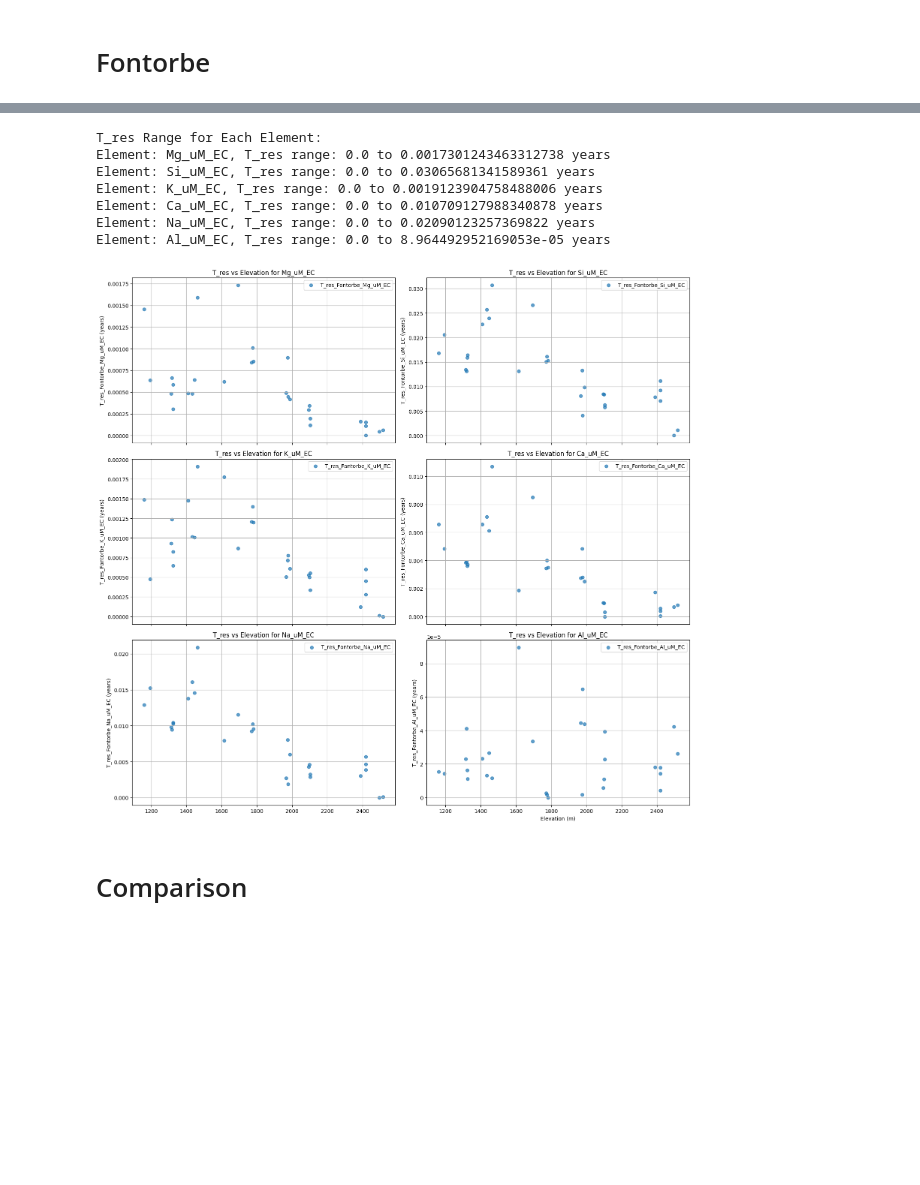
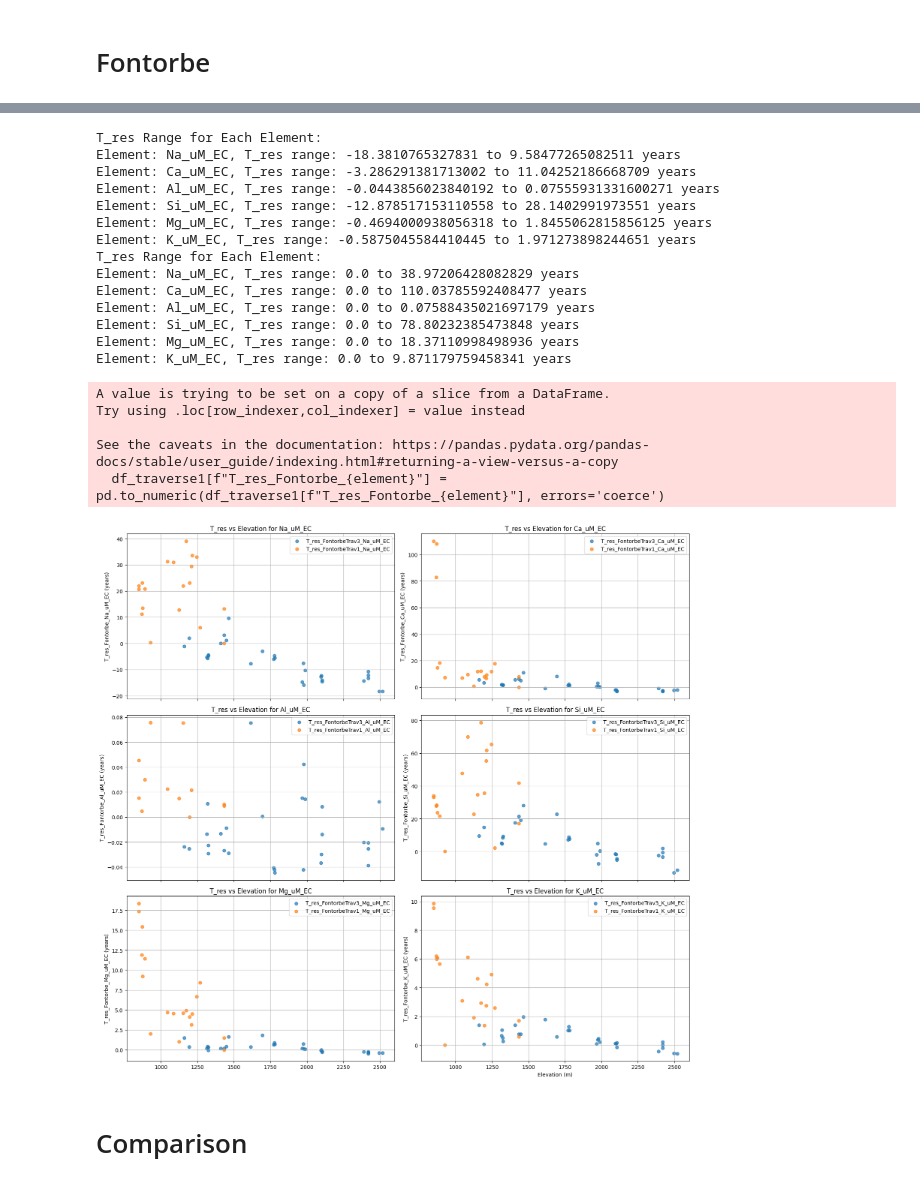
Before and after one commit to iskiros/Nepal, a Jupyter notebook: Code/Model4.ipynb, the cells around one changed output, grey strips where cells are left out. Saved outputs shown, nothing was run; the diff lists cells and outputs as text; code cells hidden in the pictures; blank space fills up the shorter version.

Commit message:
second draft commit

```diff
--- a/Code/Model4.ipynb
+++ b/Code/Model4.ipynb
@@ -80,6 +108,7 @@ C_eq = {element: df_full[element].max() for element in elements_micro}
 
 for element in elements_micro:
     df_traverse3[f'C_eq_{element}'] = C_eq[element]
+    df_traverse1[f'C_eq_{element}'] = C_eq[element]
 
 # print the first 5 rows of C_eq_element
 print(df_traverse3[[f'C_eq_{element}' for element in elements_micro]].head())
@@ -278,14 +383,16 @@ plt.show()
 # %%
 S = 0.1  # Specific surface area (m^2/g)
 
-X_r = 0.36  # Mineral concentration in rock (unitless, g/g)
+X_r = 0.2  # Mineral concentration in rock (unitless, g/g)
 
-rho_plag = 2.23 * 1000  # 2230 kg/m^3
+rho_plag = 2.7 * 1000 * 1000 #g/m^3
 
 k = 10**(-15) # Reaction rate (mol/m^2/s)
 
 phi = 0.1
 
-R_n_Fontorbe = k * S * rho_plag * 10**3 * X_r * (1-phi) # Rate constant (mol/m^2/s)
+R_n_Fontorbe = k * S * rho_plag * X_r  # Rate constant (mol/m^2/s)
 
 f = 0.5
+
+print(f"Rate constant R_n_Fontorbe: {R_n_Fontorbe:.2e} mol/m^2/s")
@@ -292,5 +401,5 @@ f = 0.5
 # %%
-def calculate_T_res_Model4_Fontorbe(C, C_0, R_n):
+def calculate_T_res_Model4_Fontorbe(C, C_0, R_n_Fontorbe):
 
 
     T_res = (C - C_0) * phi / ((1-f) * R_n_Fontorbe )
@@ -301,7 +410,7 @@ def calculate_T_res_Model4_Fontorbe(C, C_0, R_n):
     if not np.isscalar(T_res) or np.isnan(T_res):
         return np.nan  # Ensure we return a single number
 
-    T_res_yr = T_res * 10**(-6) / 31557600 # Convert seconds to years
+    T_res_yr = T_res * 10**(-3) / 31557600 # Convert seconds to years
 
 
     return float(T_res_yr)  # Ensure it's a float
@@ -315,3 +424,10 @@ for element in elements_micro:
             R_n_Fontorbe
         ), axis=1
     )
+
+    df_traverse1[f'T_res_Fontorbe_{element}'] = df_traverse1.apply(
+        lambda row: calculate_T_res_Model4_Fontorbe(
+            row[element], row[f'C_0_{element}'],
+            R_n_Fontorbe
+        ), axis=1
+    )
@@ -329,47 +463,79 @@ for element in elements_micro:
         print(f"Element: {element}, T_res range: {T_res_min} to {T_res_max} years")
     else:
         print(f"Element: {element}, No valid T_res values available")
+
+
+print("T_res Range for Each Element:")
+for element in elements_micro:
+    col_name = f'T_res_Fontorbe_{element}'
+
+    # Drop NaNs and ensure the column is numeric
+    T_res_Fontorbe_series_trav1 = pd.to_numeric(df_traverse1[col_name], errors='coerce').dropna()
+
+    if not T_res_Fontorbe_series.empty:
+        T_res_min = T_res_Fontorbe_series_trav1.min()
+        T_res_max = T_res_Fontorbe_series_trav1.max()
+        print(f"Element: {element}, T_res range: {T_res_min} to {T_res_max} years")
+    else:
+        print(f"Element: {element}, No valid T_res values available")
 # %% [output]
 T_res Range for Each Element:
-Element: Mg_uM_EC, T_res range: 0.0 to 0.0017301243463312738 years
-Element: Si_uM_EC, T_res range: 0.0 to 0.03065681341589361 years
-Element: K_uM_EC, T_res range: 0.0 to 0.0019123904758488006 years
-Element: Ca_uM_EC, T_res range: 0.0 to 0.010709127988340878 years
-Element: Na_uM_EC, T_res range: 0.0 to 0.02090123257369822 years
-Element: Al_uM_EC, T_res range: 0.0 to 8.964492952169053e-05 years
+Element: Na_uM_EC, T_res range: -18.3810765327831 to 9.58477265082511 years
+Element: Ca_uM_EC, T_res range: -3.286291381713002 to 11.04252186668709 years
+Element: Al_uM_EC, T_res range: -0.0443856023840192 to 0.07555931331600271 years
+Element: Si_uM_EC, T_res range: -12.878517153110558 to 28.1402991973551 years
+Element: Mg_uM_EC, T_res range: -0.4694000938056318 to 1.8455062815856125 years
+Element: K_uM_EC, T_res range: -0.5875045584410445 to 1.971273898244651 years
+T_res Range for Each Element:
+Element: Na_uM_EC, T_res range: 0.0 to 38.97206428082829 years
+Element: Ca_uM_EC, T_res range: 0.0 to 110.03785592408477 years
+Element: Al_uM_EC, T_res range: 0.0 to 0.07588435021697179 years
+Element: Si_uM_EC, T_res range: 0.0 to 78.80232385473848 years
+Element: Mg_uM_EC, T_res range: 0.0 to 18.37110998498936 years
+Element: K_uM_EC, T_res range: 0.0 to 9.871179759458341 years
 # %%
 # Convert all T_res columns to numeric to avoid errors
 for element in elements_micro:
     df_traverse3[f"T_res_Fontorbe_{element}"] = pd.to_numeric(df_traverse3[f"T_res_Fontorbe_{element}"], errors='coerce')
+    df_traverse1[f"T_res_Fontorbe_{element}"] = pd.to_numeric(df_traverse1[f"T_res_Fontorbe_{element}"], errors='coerce')
 
 # Determine the number of elements
 num_elements = len(elements_micro)
 
 # Create a figure with subplots
 fig, axes = plt.subplots(nrows=3, ncols=2, figsize=(16, 15), sharex=True)
 
 # Flatten the axes array for easy iteration
 axes = axes.flatten()
 
 # Loop over each element and plot in a separate subplot
 for ax, element in zip(axes, elements_micro):
-    ax.scatter(df_traverse3["Elevation"], df_traverse3[f"T_res_Fontorbe_{element}"], alpha=0.7, label=f"T_res_Fontorbe_{element}")
+    ax.scatter(df_traverse3["Elevation"], df_traverse3[f"T_res_Fontorbe_{element}"], alpha=0.7, label=f"T_res_FontorbeTrav3_{element}")
+    ax.scatter(df_traverse1["Elevation"], df_traverse1[f"T_res_Fontorbe_{element}"], alpha=0.7, label=f"T_res_FontorbeTrav1_{element}")
+    #ax.set_xlabel("Elevation (m)")
     ax.set_ylabel(f"T_res_Fontorbe_{element} (years)")
     ax.set_title(f"T_res vs Elevation for {element}")
     ax.legend()
     ax.grid(True)
 
 # Remove any unused subplots
 for i in range(num_elements, len(axes)):
     fig.delaxes(axes[i])
 
 # Set common x-axis label
 axes[-1].set_xlabel("Elevation (m)")
 
 # Adjust layout
 plt.tight_layout()
 plt.show()
+
+plt.close()
 # %% [output]
+A value is trying to be set on a copy of a slice from a DataFrame.
+Try using .loc[row_indexer,col_indexer] = value instead
+
+See the caveats in the documentation: https://pandas.pydata.org/pandas-docs/stable/user_guide/indexing.html#returning-a-view-versus-a-copy
+  df_traverse1[f"T_res_Fontorbe_{element}"] = pd.to_numeric(df_traverse1[f"T_res_Fontorbe_{element}"], errors='coerce')
-[figure, old version]
+[figure, new version]
 # %% [markdown]
 # Comparison
```
Also changed, not shown: parts of 21 cells of this notebook, 58 other files.
